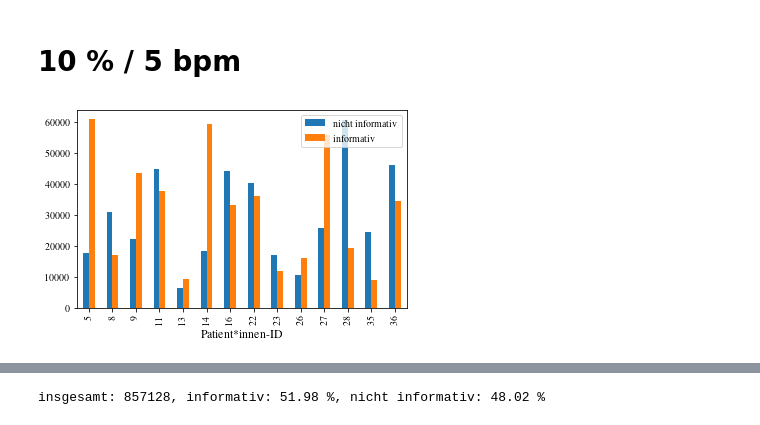
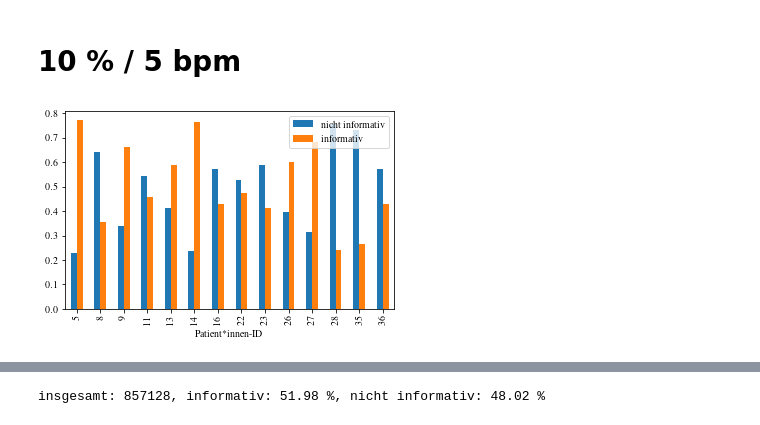
Before and after one commit to Zianor/Bachelorarbeit, a Jupyter notebook: Implementation/src/notebooks/label_investigation.ipynb, the cells around one changed output, grey strips where cells are left out. Cells and saved outputs as stored; diff of their text form; code cells hidden in the pictures.

Commit message:
feat: updated plots

```diff
--- a/Implementation/src/notebooks/label_investigation.ipynb
+++ b/Implementation/src/notebooks/label_investigation.ipynb
@@ -71,13 +71,13 @@ def print_distribution_stats(data):
 data_10 = pd.read_csv(utils.get_features_csv_path(segment_length=10, overlap_amount=0.9,
                                                   hr_threshold=10, data_folder='data_patients'), index_col=False)
 # %%
-pd.crosstab(data_10['patient_id'],data_10['informative']).plot.bar(figsize=utils.get_plt_big_size())
+pd.crosstab(data_10['patient_id'],data_10['informative'], normalize='index').plot.bar(figsize=utils.get_plt_big_size())
 plt.xlabel("Patient*innen-ID")
 plt.legend(['nicht informativ', 'informativ'])
 if save:
     plt.savefig(os.path.join(utils.get_thesis_pic_path(),'data-stats-10.pdf'), bbox_inches='tight', transparent=True, dpi=300)
 # %% [output]
-[figure, old version]
+[figure, new version]
 # %%
 temp = data_10[data_10['patient_id']==13].copy()
 temp = temp.replace([np.inf, -np.inf], np.nan).dropna()
```
Also changed, not shown: parts of 11 cells of this notebook.
